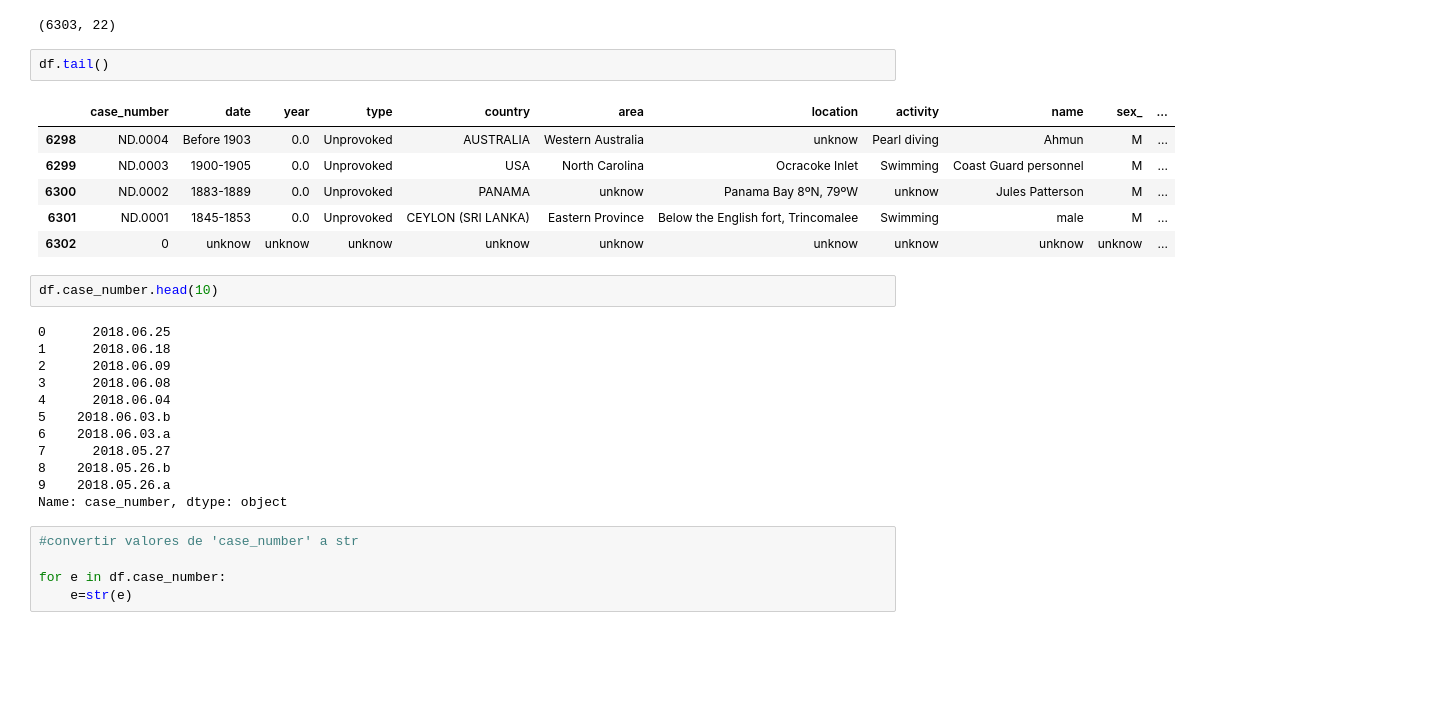
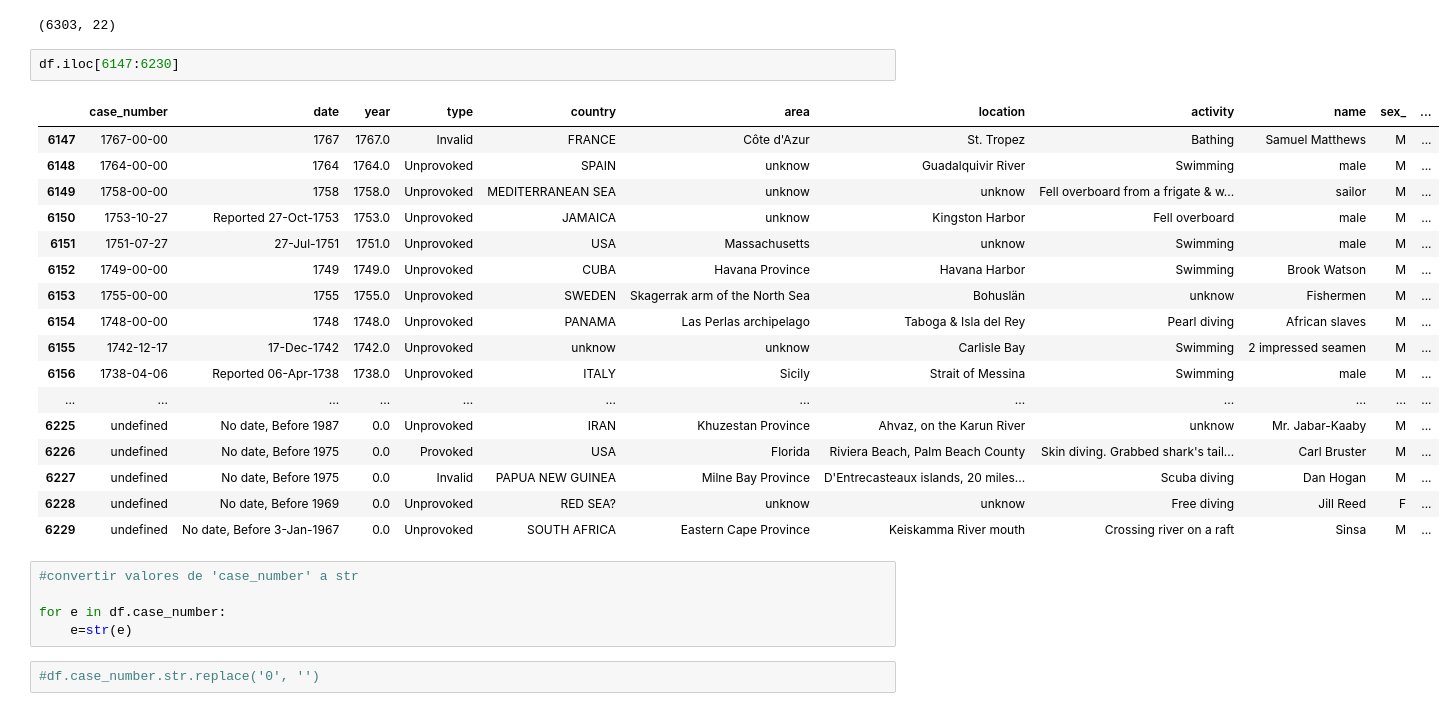
Before and after one commit to aliciahernansanz/-w2-project-pandas-Alicia-Hernansanz, a Jupyter notebook: data/shark_attacks.ipynb, the cells around one changed output. Saved outputs shown, nothing was run; the diff lists cells and outputs as text; blank space fills up the shorter version.

```diff
--- a/data/shark_attacks.ipynb
+++ b/data/shark_attacks.ipynb
@@ -288,32 +288,31 @@ df.drop_duplicates(subset=['date', 'year', 'type', 'country', 'area', 'location'
 df.shape
 # %% [output]
 (6303, 22)
-# %%
-df.tail()
-# %% [output]
-|  | case_number | date | year | type | country | area | location | activity | name | sex_ | ... |
-| 6298 | ND.0004 | Before 1903 | 0.0 | Unprovoked | AUSTRALIA | Western Australia | unknow | Pearl diving | Ahmun | M | ... |
-| 6299 | ND.0003 | 1900-1905 | 0.0 | Unprovoked | USA | North Carolina | Ocracoke Inlet | Swimming | Coast Guard personnel | M | ... |
-| 6300 | ND.0002 | 1883-1889 | 0.0 | Unprovoked | PANAMA | unknow | Panama Bay 8ºN, 79ºW | unknow | Jules Patterson | M | ... |
-| 6301 | ND.0001 | 1845-1853 | 0.0 | Unprovoked | CEYLON (SRI LANKA) | Eastern Province | Below the English fort, Trincomalee | Swimming | male | M | ... |
-| 6302 | 0 | unknow | unknow | unknow | unknow | unknow | unknow | unknow | unknow | unknow | ... |
-# %%
-df.case_number.head(10)
-# %% [output]
-0      2018.06.25
-1      2018.06.18
-2      2018.06.09
-3      2018.06.08
-4      2018.06.04
-5    2018.06.03.b
-6    2018.06.03.a
-7      2018.05.27
-8    2018.05.26.b
-9    2018.05.26.a
-Name: case_number, dtype: object
+# %%
+df.iloc[6147:6230]
+# %% [output]
+|  | case_number | date | year | type | country | area | location | activity | name | sex_ | ... |
+| 6147 | 1767-00-00 | 1767 | 1767.0 | Invalid | FRANCE | Côte d'Azur | St. Tropez | Bathing | Samuel Matthews | M | ... |
+| 6148 | 1764-00-00 | 1764 | 1764.0 | Unprovoked | SPAIN | unknow | Guadalquivir River | Swimming | male | M | ... |
+| 6149 | 1758-00-00 | 1758 | 1758.0 | Unprovoked | MEDITERRANEAN SEA | unknow | unknow | Fell overboard from a frigate & w... | sailor | M | ... |
+| 6150 | 1753-10-27 | Reported 27-Oct-1753 | 1753.0 | Unprovoked | JAMAICA | unknow | Kingston Harbor | Fell overboard | male | M | ... |
+| 6151 | 1751-07-27 | 27-Jul-1751 | 1751.0 | Unprovoked | USA | Massachusetts | unknow | Swimming | male | M | ... |
+| 6152 | 1749-00-00 | 1749 | 1749.0 | Unprovoked | CUBA | Havana Province | Havana Harbor | Swimming | Brook Watson | M | ... |
+| 6153 | 1755-00-00 | 1755 | 1755.0 | Unprovoked | SWEDEN | Skagerrak arm of the North Sea | Bohuslän | unknow | Fishermen | M | ... |
+| 6154 | 1748-00-00 | 1748 | 1748.0 | Unprovoked | PANAMA | Las Perlas archipelago | Taboga & Isla del Rey | Pearl diving | African slaves | M | ... |
+| 6155 | 1742-12-17 | 17-Dec-1742 | 1742.0 | Unprovoked | unknow | unknow | Carlisle Bay | Swimming | 2 impressed seamen | M | ... |
+| 6156 | 1738-04-06 | Reported 06-Apr-1738 | 1738.0 | Unprovoked | ITALY | Sicily | Strait of Messina | Swimming | male | M | ... |
+| ... | ... | ... | ... | ... | ... | ... | ... | ... | ... | ... | ... |
+| 6225 | undefined | No date, Before 1987 | 0.0 | Unprovoked | IRAN | Khuzestan Province | Ahvaz, on the Karun River | unknow | Mr. Jabar-Kaaby | M | ... |
+| 6226 | undefined | No date, Before 1975 | 0.0 | Provoked | USA | Florida | Riviera Beach, Palm Beach County | Skin diving. Grabbed shark's tail... | Carl Bruster | M | ... |
+| 6227 | undefined | No date, Before 1975 | 0.0 | Invalid | PAPUA NEW GUINEA | Milne Bay Province | D'Entrecasteaux islands, 20 miles... | Scuba diving | Dan Hogan | M | ... |
+| 6228 | undefined | No date, Before 1969 | 0.0 | Unprovoked | RED SEA? | unknow | unknow | Free diving | Jill Reed | F | ... |
+| 6229 | undefined | No date, Before 3-Jan-1967 | 0.0 | Unprovoked | SOUTH AFRICA | Eastern Cape Province | Keiskamma River mouth | Crossing river on a raft | Sinsa | M | ... |
 # %%
 #convertir valores de 'case_number' a str
 
 for e in df.case_number:
     e=str(e)
+# %%
+#df.case_number.str.replace('0', '')
 # %%
```
Also changed, not shown: parts of 14 cells of this notebook, 2 other files.
